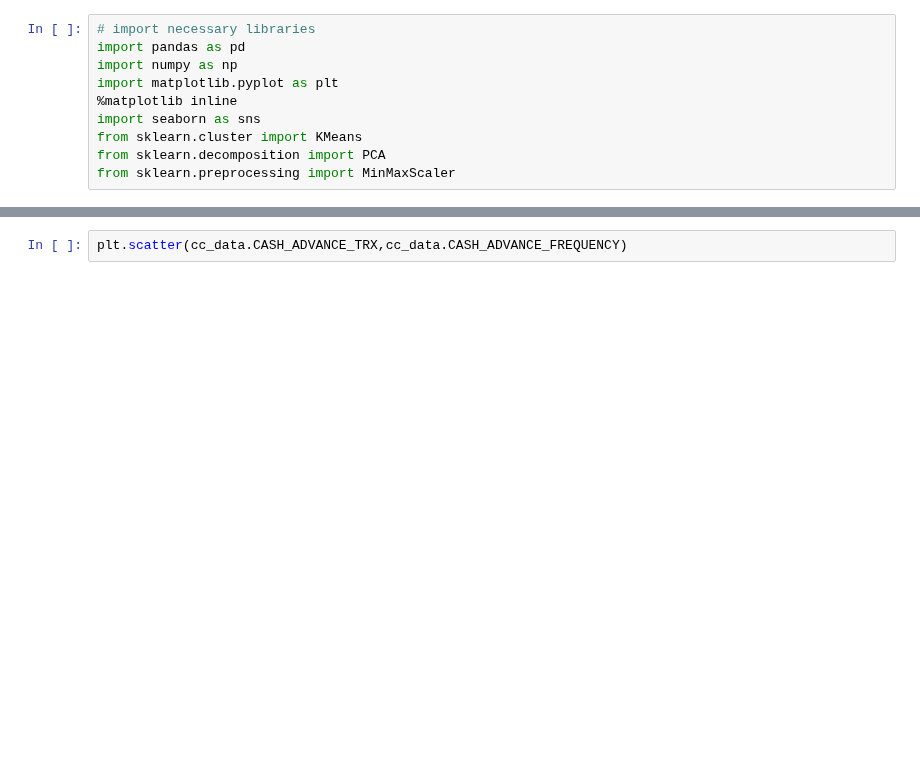
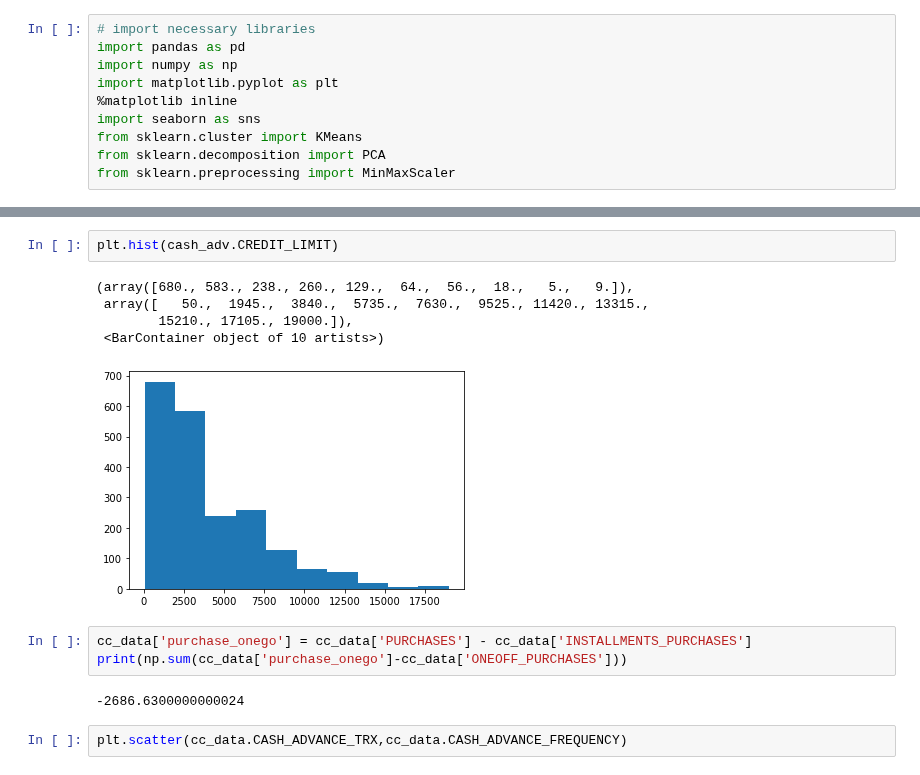
Before and after one commit to xwu0223/MBAN-6400-Project, a Jupyter notebook: cc.ipynb, the cells around one changed output, grey strips where cells are left out. Saved outputs shown, nothing was run; the diff lists cells and outputs as text; blank space fills up the shorter version.

```diff
--- a/cc.ipynb
+++ b/cc.ipynb
@@ -24,3 +30,16 @@ cc_data.head()
+# %%
+plt.hist(cash_adv.CREDIT_LIMIT)
+# %% [output]
+(array([680., 583., 238., 260., 129.,  64.,  56.,  18.,   5.,   9.]),
+ array([   50.,  1945.,  3840.,  5735.,  7630.,  9525., 11420., 13315.,
+        15210., 17105., 19000.]),
+ <BarContainer object of 10 artists>)
+[figure, added]
+# %%
+cc_data['purchase_onego'] = cc_data['PURCHASES'] - cc_data['INSTALLMENTS_PURCHASES']
+print(np.sum(cc_data['purchase_onego']-cc_data['ONEOFF_PURCHASES']))
+# %% [output]
+-2686.6300000000024
 # %%
 plt.scatter(cc_data.CASH_ADVANCE_TRX,cc_data.CASH_ADVANCE_FREQUENCY)
 # %% [output]
```
Also changed, not shown: parts of 3 cells of this notebook.
